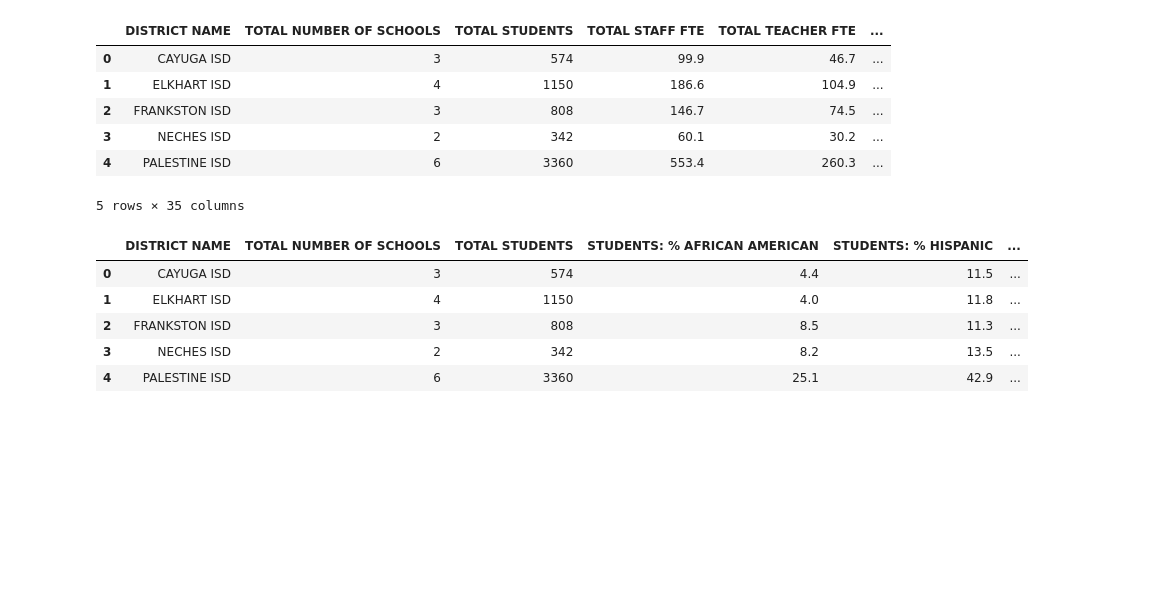
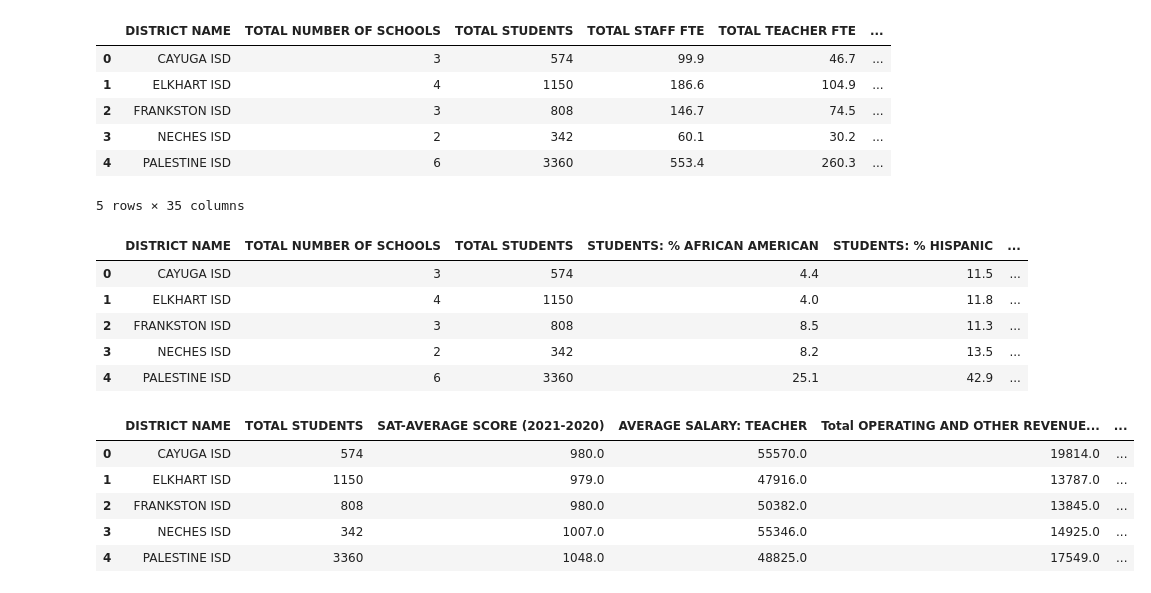
Before and after one commit to Amarilli/Texas-Education-and-Accountability-Rating-a-Machine-Learning-Model, a Jupyter notebook: DB.ipynb, the cells around one changed output. Drawn from its saved outputs; the diff is of its cells as text; code cells hidden in the pictures; blank space fills up the shorter version.

```diff
--- a/DB.ipynb
+++ b/DB.ipynb
@@ -126,3 +123,18 @@ demographic20_21_df.head()
 | 2 | FRANKSTON ISD | 3 | 808 | 8.5 | 11.3 | ... |
 | 3 | NECHES ISD | 2 | 342 | 8.2 | 13.5 | ... |
 | 4 | PALESTINE ISD | 6 | 3360 | 25.1 | 42.9 | ... |
+# %%
+collection = db['satscores20_21']
+# %%
+satscores20_21_df = pd.DataFrame(list(collection.find()))
+
+satscores20_21_df.drop(columns=['_id'], inplace=True, errors='ignore')
+
+satscores20_21_df.head()
+# %% [output]
+|  | DISTRICT NAME | TOTAL STUDENTS | SAT-AVERAGE SCORE (2021-2020) | AVERAGE SALARY: TEACHER | Total OPERATING AND OTHER REVENUE... | ... |
+| 0 | CAYUGA ISD | 574 | 980.0 | 55570.0 | 19814.0 | ... |
+| 1 | ELKHART ISD | 1150 | 979.0 | 47916.0 | 13787.0 | ... |
+| 2 | FRANKSTON ISD | 808 | 980.0 | 50382.0 | 13845.0 | ... |
+| 3 | NECHES ISD | 342 | 1007.0 | 55346.0 | 14925.0 | ... |
+| 4 | PALESTINE ISD | 3360 | 1048.0 | 48825.0 | 17549.0 | ... |
```
Also changed, not shown: parts of 4 cells of this notebook.
